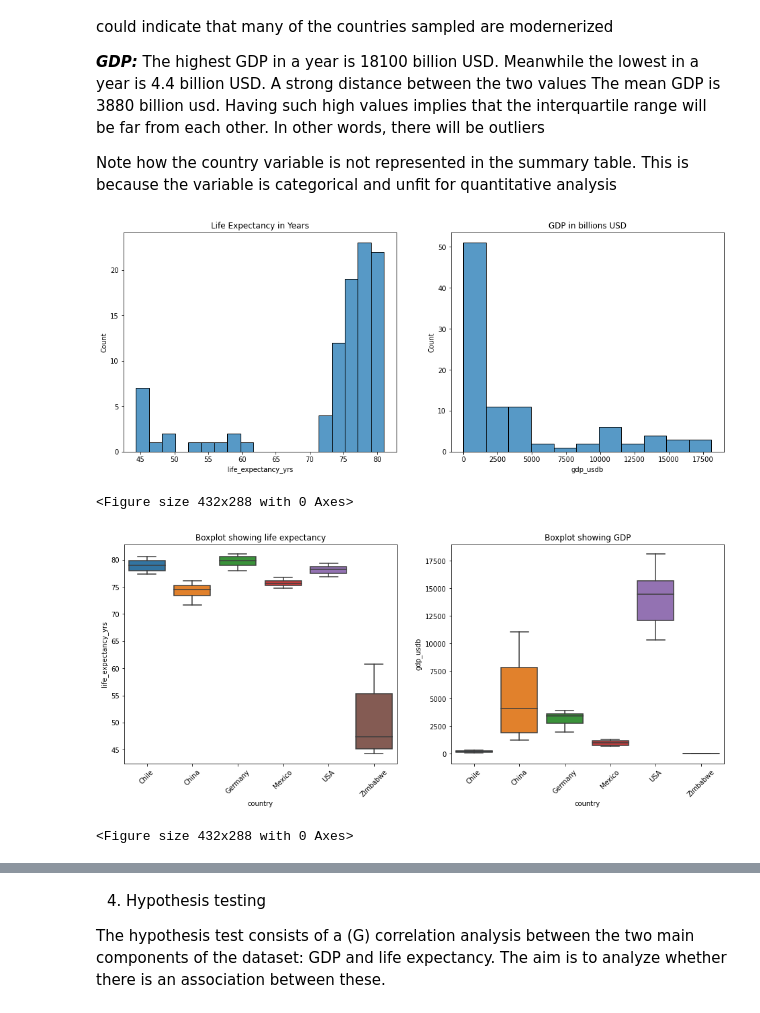
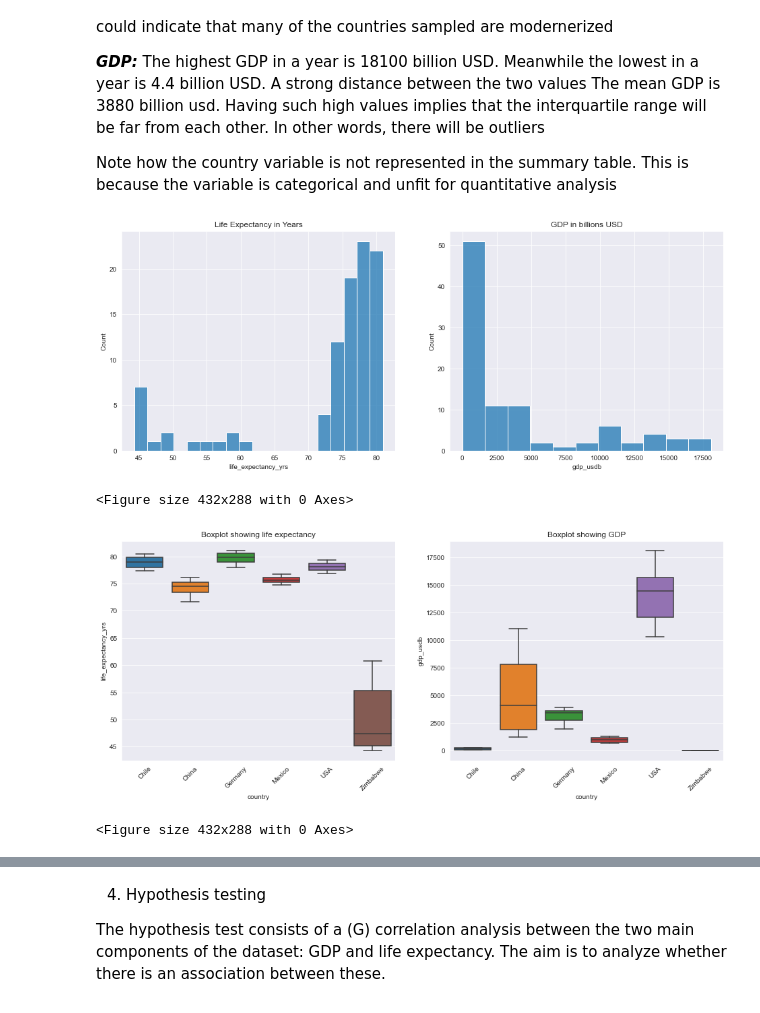
Before and after one commit to albertbanke/LifeExpectancyandGDP, a Jupyter notebook: life_expectancy_gdp.ipynb, the cells around one changed output, grey strips where cells are left out. Cells and saved outputs as stored; diff of their text form; code cells hidden in the pictures.

```diff
--- a/life_expectancy_gdp.ipynb
+++ b/life_expectancy_gdp.ipynb
@@ -172,30 +172,30 @@ Note how the country variable is not represented in the summary table. This is b
 # %%
 # (F) Univariate data analysis
 
 # Plotting a histogram of the Life expectancy in years
 
 plt.figure(figsize = [16, 6])
-
+sns.set_style('darkgrid')
 
 plt.subplot(1, 2, 1)
 ax = sns.histplot(data = df, x='life_expectancy_yrs')
 plt.title('Life Expectancy in Years')
 
 # Interpretation: We see a divide above and below 60.
 # This could indicate that the countries investigated have a binary difference in the medical infrastructure and general well being
 # Example being developing economies vs developed economies
 
 plt.subplot(1, 2, 2)
 ax1 = sns.histplot(data = df, x='gdp_usdb')
 plt.title('GDP in billions USD')
 plt.show()
 plt.clf()
 
 # Interpretation: The GDP variable is right-skewed.
 # The median is shown by the white dot and the quartiles by the thick line in the middle.
 # This indicates that there are outliers
 # %% [output]
-[figure, old version]
+[figure, new version]
 <Figure size 432x288 with 0 Axes>
 # %%
 # (F) Bivariate data analysis
@@ -221,7 +221,7 @@ plt.clf()
 # Furthermore, the association between GDP and life expectancy is not clear between these two graphs.
 # Evidently Chile has a higher life expectancy than Mexico but a lower GDP per capita in billions USD.
 # %% [output]
-[figure, old version]
+[figure, new version]
 <Figure size 432x288 with 0 Axes>
 # %%
 # (F) Multivariate data analysis
```
Also changed, not shown: parts of 2 cells of this notebook.
